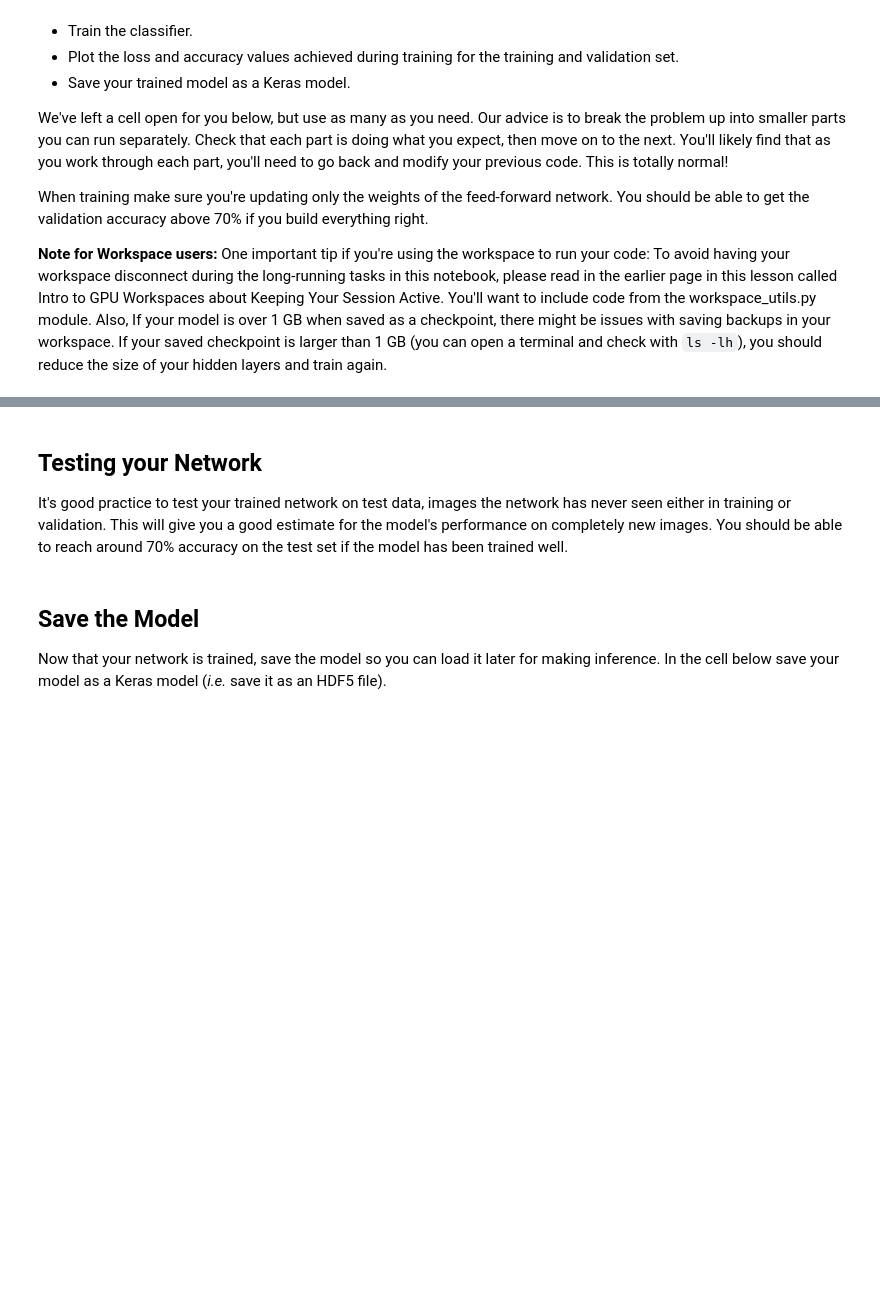
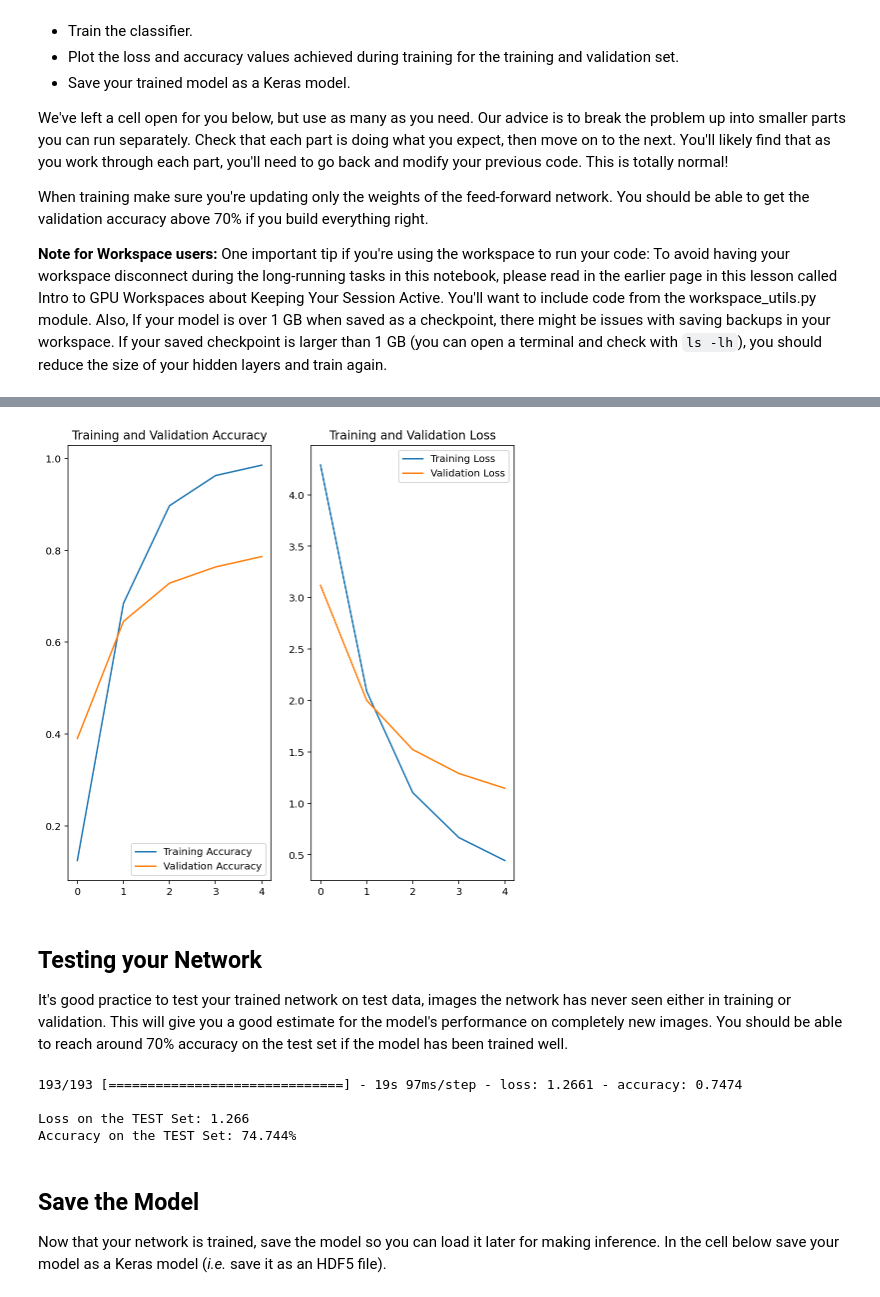
Before and after one commit to walidsi/oxford-flowers-image-classifier, a Jupyter notebook: Project_Image_Classifier_Project.ipynb, the cells around one changed output, grey strips where cells are left out. Drawn from its saved outputs; the diff is of its cells as text; code cells hidden in the pictures; blank space fills up the shorter version.

```diff
--- a/Project_Image_Classifier_Project.ipynb
+++ b/Project_Image_Classifier_Project.ipynb
@@ -108,0 +238,11 @@ When training make sure you're updating only the weights of the feed-forward net
+# %%
+## Solution
+model.compile(optimizer='adam',
+              loss='sparse_categorical_crossentropy',
+              metrics=['accuracy'])
+
+EPOCHS = 5
+
+history = model.fit(training_batches,
+                    epochs=EPOCHS,
+                    validation_data=validation_batches)
@@ -109,9 +260,44 @@ When training make sure you're updating only the weights of the feed-forward net
+# %%
+# TODO: Plot the loss and accuracy values achieved during training for the training and validation set.
+
+training_accuracy = history.history['accuracy']
+validation_accuracy = history.history['val_accuracy']
+
+training_loss = history.history['loss']
+validation_loss = history.history['val_loss']
+
+epochs_range=range(EPOCHS)
+
+plt.figure(figsize=(8, 8))
+plt.subplot(1, 2, 1)
+plt.plot(epochs_range, training_accuracy, label='Training Accuracy')
+plt.plot(epochs_range, validation_accuracy, label='Validation Accuracy')
+plt.legend(loc='lower right')
+plt.title('Training and Validation Accuracy')
+
+plt.subplot(1, 2, 2)
+plt.plot(epochs_range, training_loss, label='Training Loss')
+plt.plot(epochs_range, validation_loss, label='Validation Loss')
+plt.legend(loc='upper right')
+plt.title('Training and Validation Loss')
+plt.show()
+# %% [output]
+[figure, added]
 # %% [markdown]
 ## Testing your Network
 
 It's good practice to test your trained network on test data, images the network has never seen either in training or validation. This will give you a good estimate for the model's performance on completely new images. You should be able to reach around 70% accuracy on the test set if the model has been trained well.
 # %%
 # TODO: Print the loss and accuracy values achieved on the entire test set.
+loss, accuracy = model.evaluate(testing_batches)
+
+print('\nLoss on the TEST Set: {:,.3f}'.format(loss))
+print('Accuracy on the TEST Set: {:.3%}'.format(accuracy))
+# %% [output]
+193/193 [==============================] - 19s 97ms/step - loss: 1.2661 - accuracy: 0.7474
+
+Loss on the TEST Set: 1.266
+Accuracy on the TEST Set: 74.744%
 # %% [markdown]
 ## Save the Model
 
```
Also changed, not shown: parts of 18 cells of this notebook.
